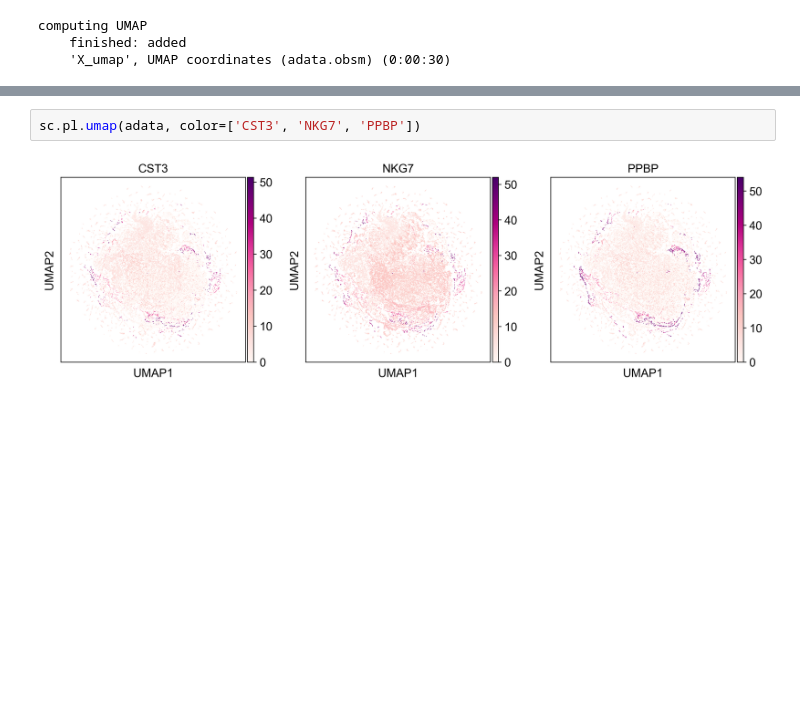
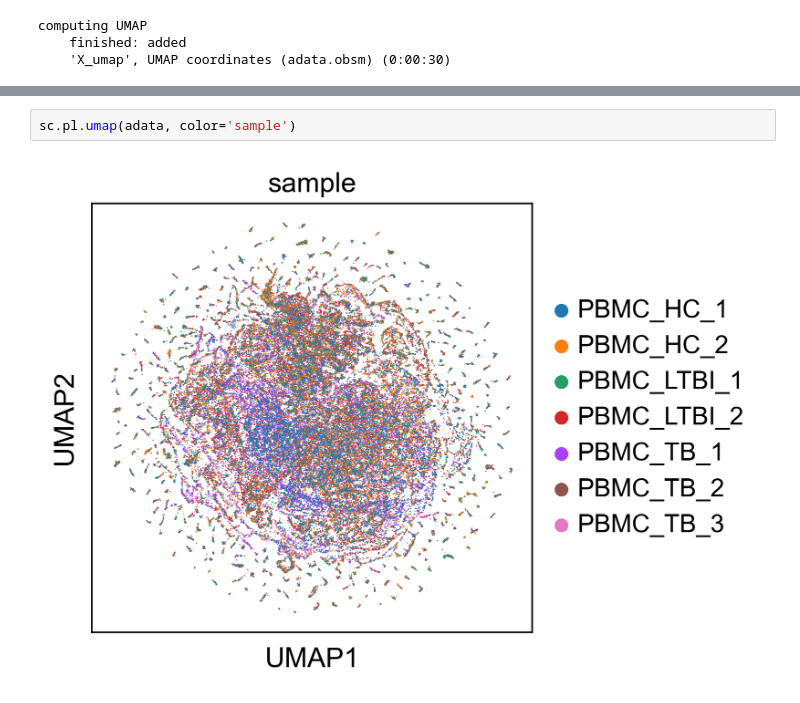
Before and after one commit to mairi-mcclean/TB_atlas, a Jupyter notebook: 1-sample_QC/221130_QCplus_CaiY2020_MM.ipynb, the cells around one changed output, grey strips where cells are left out. Drawn from its saved outputs; the diff is of its cells as text; blank space fills up the shorter version.

Commit message:
new UMAPs and comments for new analysis idea

```diff
--- a/1-sample_QC/221130_QCplus_CaiY2020_MM.ipynb
+++ b/1-sample_QC/221130_QCplus_CaiY2020_MM.ipynb
@@ -200,7 +242,7 @@ computing UMAP
 # %%
-sc.pl.umap(adata, color=['CST3', 'NKG7', 'PPBP'])
+sc.pl.umap(adata, color='sample')
 # %% [output]
-[figure, old version]
+[figure, new version]
 # %%
 # Now we can use the following code to plot the scaled and corrected gene expression data
 
```
Also changed, not shown: parts of 7 cells of this notebook.
